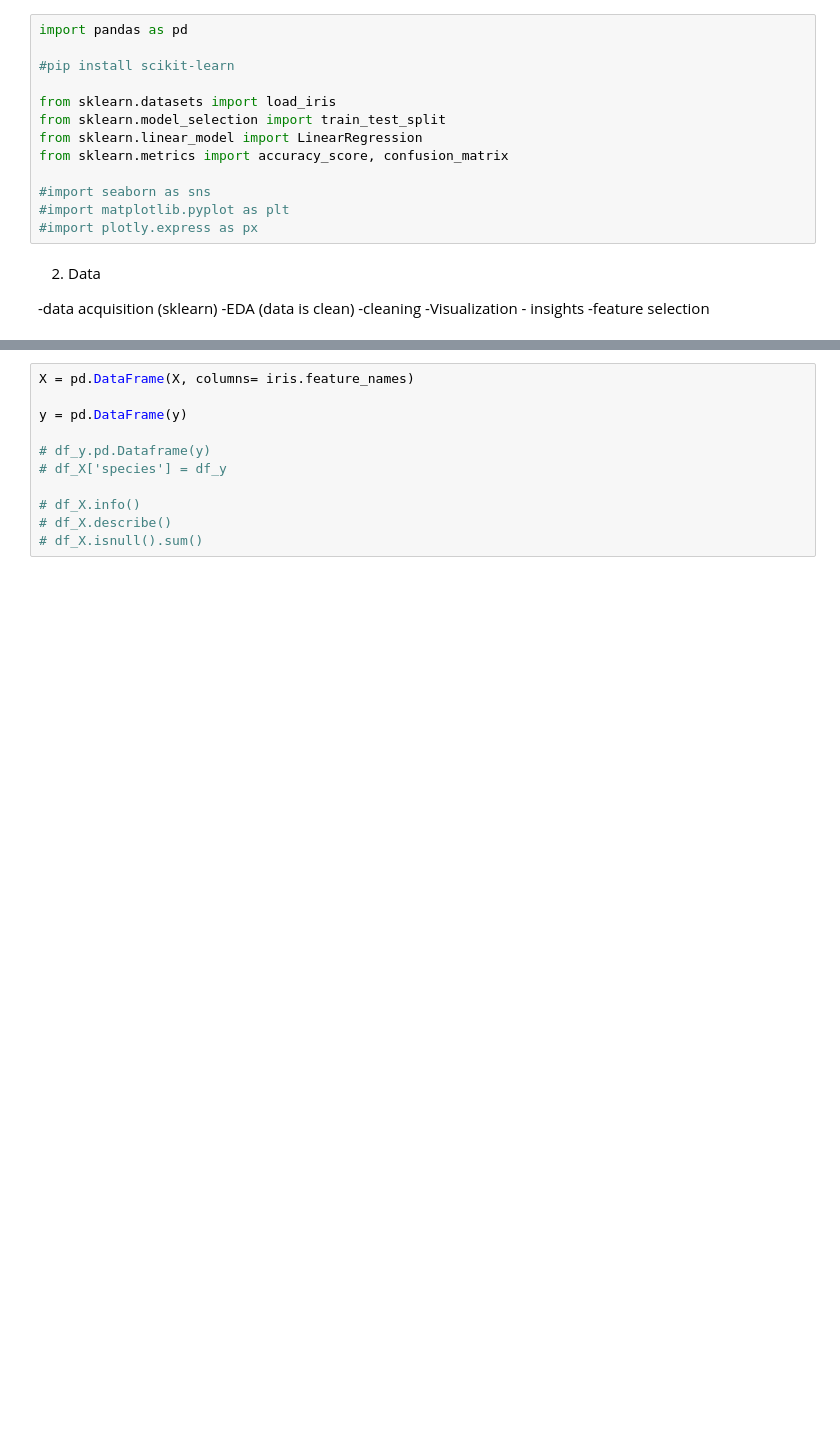
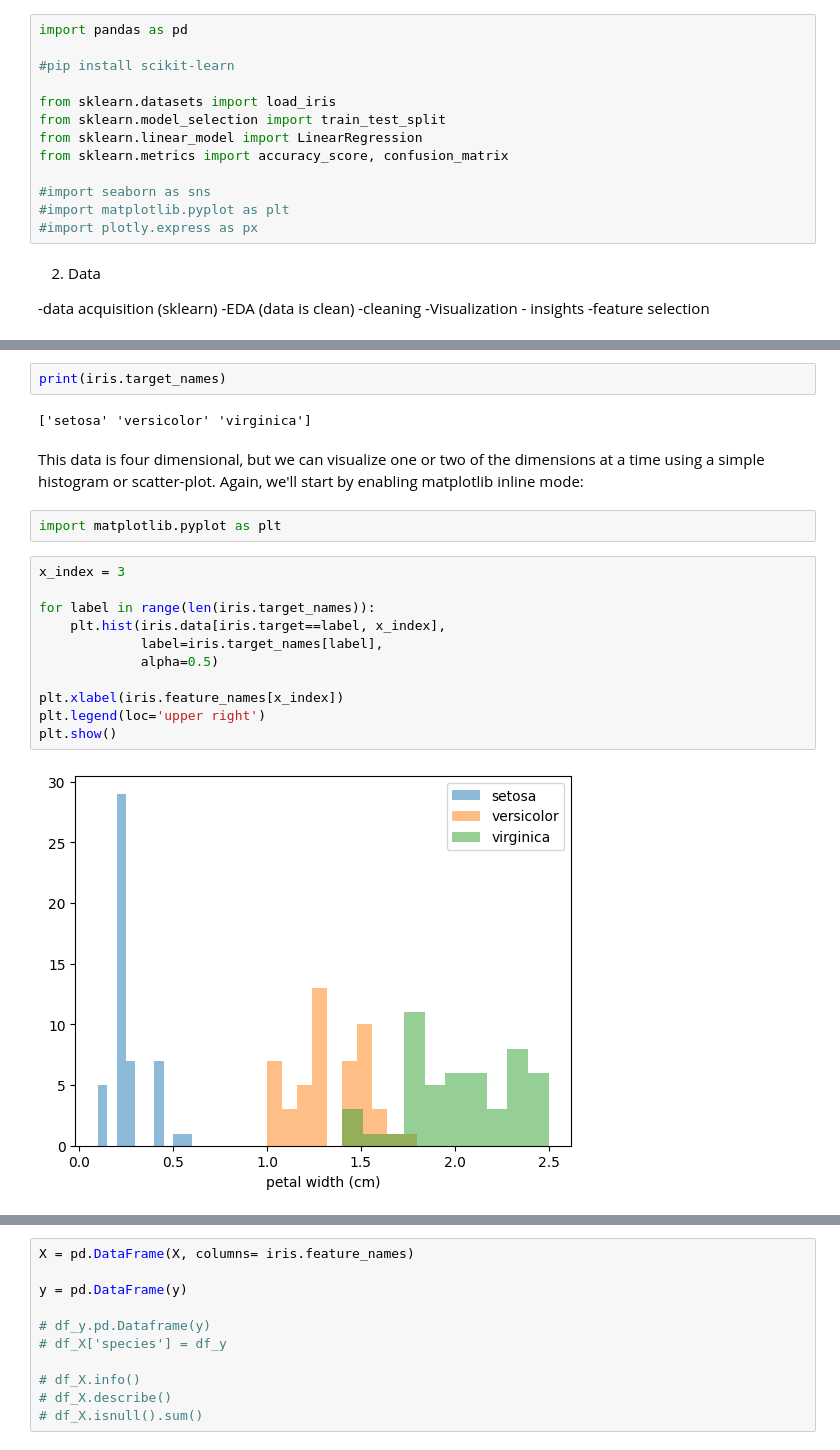
Before and after one commit to mobrahi/aiml-class-with-sir-idrees-2025, a Jupyter notebook: day20 - ML_foundations/ML101.ipynb, the cells around one changed output, grey strips where cells are left out. Drawn from its saved outputs; the diff is of its cells as text; blank space fills up the shorter version.

```diff
--- a/day20 - ML_foundations/ML101.ipynb
+++ b/day20 - ML_foundations/ML101.ipynb
@@ -69,0 +108,21 @@ array([0, 0, 0, 0, 0, 0, 0, 0, 0, 0, 0, 0, 0, 0, 0, 0, 0, 0, 0, 0, 0, 0,
+# %%
+print(iris.target_names)
+# %% [output]
+['setosa' 'versicolor' 'virginica']
+# %% [markdown]
+This data is four dimensional, but we can visualize one or two of the dimensions at a time using a simple histogram or scatter-plot. Again, we'll start by enabling matplotlib inline mode:
+# %%
+import matplotlib.pyplot as plt
+# %%
+x_index = 3
+
+for label in range(len(iris.target_names)):
+    plt.hist(iris.data[iris.target==label, x_index],
+             label=iris.target_names[label],
+             alpha=0.5)
+
+plt.xlabel(iris.feature_names[x_index])
+plt.legend(loc='upper right')
+plt.show()
+# %% [output]
+[figure, added]
```
Also changed, not shown: parts of 13 cells of this notebook, 3 other files.
